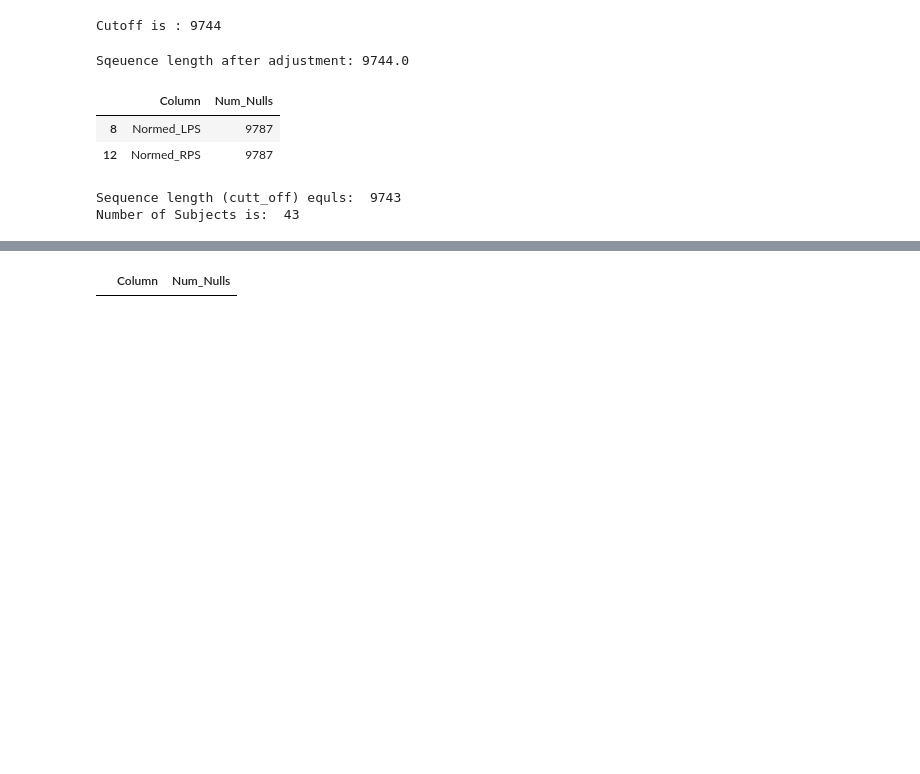
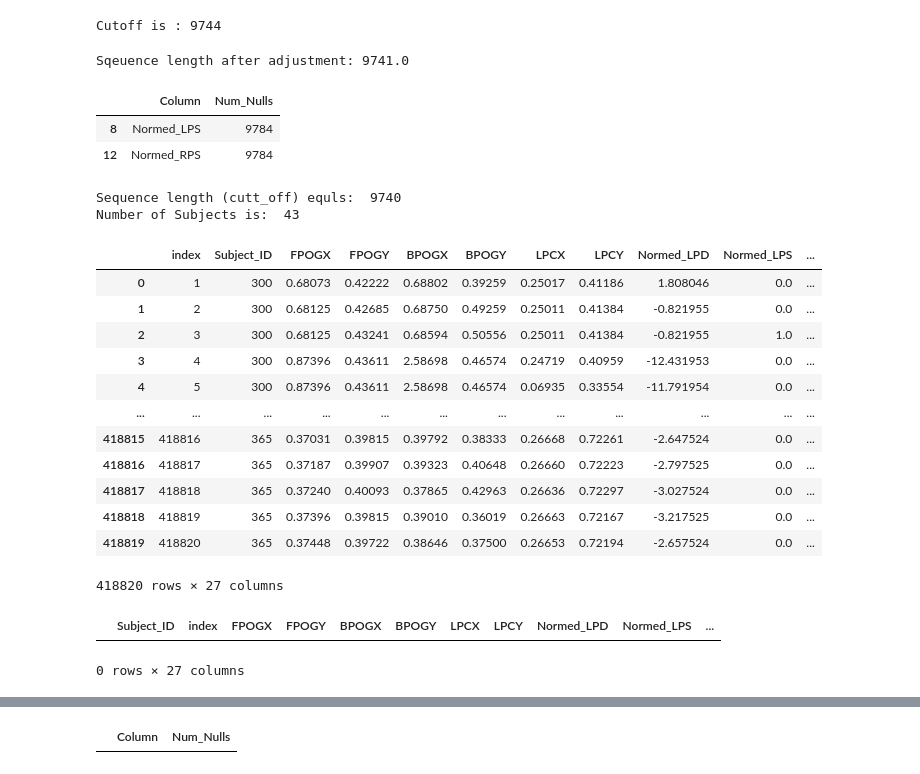
Before and after one commit to zandvakiliramin/Biometric_Peoject, a Jupyter notebook: Analysis_V5_DumbTo_Analysis.ipynb, the cells around one changed output, grey strips where cells are left out. Saved outputs shown, nothing was run; the diff lists cells and outputs as text; code cells hidden in the pictures; blank space fills up the shorter version.

Commit message:
data divided into 4 and 5

```diff
--- a/Analysis_V5_DumbTo_Analysis.ipynb
+++ b/Analysis_V5_DumbTo_Analysis.ipynb
@@ -220,7 +183,8 @@ seq_length['Sum_Length'] = seq_length.Length.cumsum()
 seq_length = seq_length.reset_index()
 
 # Adjust the length of all seqs
-cut_off = seq_length.Length.min()
+#cut_off = seq_length.Length.min()
+cut_off = 9741
 
 rem_index = np.zeros(sub_DumbTo.shape[0])
 rem_index[0 : cut_off] = 1
@@ -235,7 +199,7 @@ print("Sqeuence length after adjustment:", sub_DumbTo.shape[0]/44)
 
 sub_DumbTo = sub_DumbTo[related_features]
 # %% [output]
-Sqeuence length after adjustment: 9744.0
+Sqeuence length after adjustment: 9741.0
 # %%
 num_non_zero_nulls_in_cols = sub_DumbTo.isnull().sum().reset_index()
 num_non_zero_nulls_in_cols.columns = ["Column", "Num_Nulls"]
@@ -245,8 +209,8 @@ num_non_zero_nulls_in_cols = num_non_zero_nulls_in_cols[num_non_zero_nulls_in_co
 num_non_zero_nulls_in_cols
 # %% [output]
 |  | Column | Num_Nulls |
-| 8 | Normed_LPS | 9787 |
-| 12 | Normed_RPS | 9787 |
+| 8 | Normed_LPS | 9784 |
+| 12 | Normed_RPS | 9784 |
 # %%
 # remove user 345 from seq-length and data (has missing values for 4 columns)
 seq_length = seq_length[seq_length.Subject_ID != 345]
@@ -260,7 +224,8 @@ num_of_subjects = sub_DumbTo.shape[0]/(cut_off)
 print("Sequence length (cutt_off) equls: ", cut_off)
 print("Number of Subjects is: ", int(num_of_subjects))
 
-sub_DumbTo = sub_DumbTo.drop(columns=['Subject_ID'])
+sub_DumbTo = sub_DumbTo.reset_index()
+sub_DumbTo = sub_DumbTo.drop(columns = ["index"])
 # %% [output]
-Sequence length (cutt_off) equls:  9743
+Sequence length (cutt_off) equls:  9740
 Number of Subjects is:  43
@@ -266,0 +234,20 @@ Number of Subjects is:  43
+# %%
+sub_DumbTo = sub_DumbTo.reset_index()
+# %%
+sub_DumbTo["index"] = sub_DumbTo["index"] + 1
+# %%
+sub_DumbTo
+# %% [output]
+|  | index | Subject_ID | FPOGX | FPOGY | BPOGX | BPOGY | LPCX | LPCY | Normed_LPD | Normed_LPS | ... |
+| 0 | 1 | 300 | 0.68073 | 0.42222 | 0.68802 | 0.39259 | 0.25017 | 0.41186 | 1.808046 | 0.0 | ... |
+| 1 | 2 | 300 | 0.68125 | 0.42685 | 0.68750 | 0.49259 | 0.25011 | 0.41384 | -0.821955 | 0.0 | ... |
+| 2 | 3 | 300 | 0.68125 | 0.43241 | 0.68594 | 0.50556 | 0.25011 | 0.41384 | -0.821955 | 1.0 | ... |
+| 3 | 4 | 300 | 0.87396 | 0.43611 | 2.58698 | 0.46574 | 0.24719 | 0.40959 | -12.431953 | 0.0 | ... |
+| 4 | 5 | 300 | 0.87396 | 0.43611 | 2.58698 | 0.46574 | 0.06935 | 0.33554 | -11.791954 | 0.0 | ... |
+| ... | ... | ... | ... | ... | ... | ... | ... | ... | ... | ... | ... |
+| 418815 | 418816 | 365 | 0.37031 | 0.39815 | 0.39792 | 0.38333 | 0.26668 | 0.72261 | -2.647524 | 0.0 | ... |
+| 418816 | 418817 | 365 | 0.37187 | 0.39907 | 0.39323 | 0.40648 | 0.26660 | 0.72223 | -2.797525 | 0.0 | ... |
+| 418817 | 418818 | 365 | 0.37240 | 0.40093 | 0.37865 | 0.42963 | 0.26636 | 0.72297 | -3.027524 | 0.0 | ... |
+| 418818 | 418819 | 365 | 0.37396 | 0.39815 | 0.39010 | 0.36019 | 0.26663 | 0.72167 | -3.217525 | 0.0 | ... |
+| 418819 | 418820 | 365 | 0.37448 | 0.39722 | 0.38646 | 0.37500 | 0.26653 | 0.72194 | -2.657524 | 0.0 | ... |
+418820 rows × 27 columns
@@ -266,0 +258,5 @@ Number of Subjects is:  43
+# %%
+data_divided
+# %% [output]
+|  | Subject_ID | index | FPOGX | FPOGY | BPOGX | BPOGY | LPCX | LPCY | Normed_LPD | Normed_LPS | ... |
+0 rows × 27 columns
```
Also changed, not shown: parts of 29 cells of this notebook, 1 other file.
